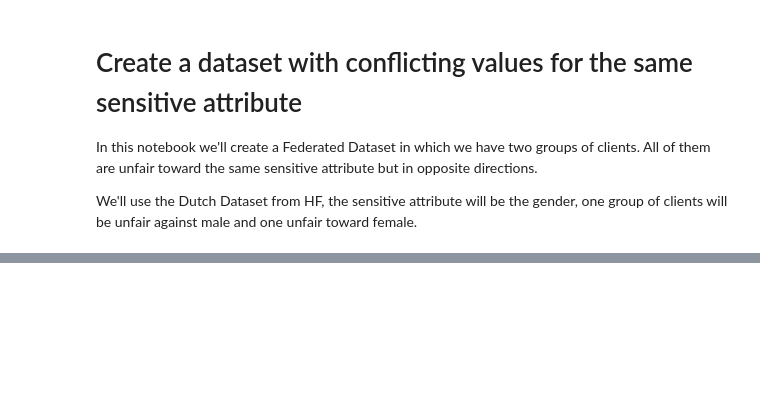
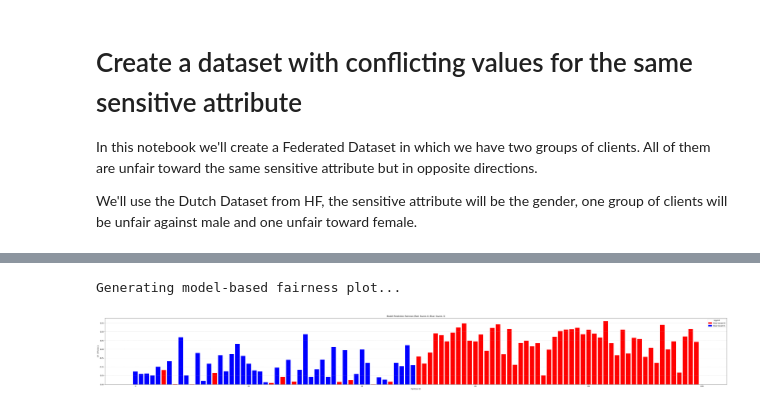
Before and after one commit to xheilmann/FeDa4Fair, a Jupyter notebook: examples/dutch_value.ipynb, the cells around one changed output, grey strips where cells are left out. Drawn from its saved outputs; the diff is of its cells as text; code cells hidden in the pictures; blank space fills up the shorter version.

```diff
--- a/examples/dutch_value.ipynb
+++ b/examples/dutch_value.ipynb
@@ -73,25 +98,28 @@ print(f"Client {client_id:2} ({group_label}): 0 -> {counts.get(0, 0):4}, 1 -> {c
 # %%
 print("\nGenerating model-based fairness plot...")
 
 # We define colors: 0 -> Red (Favors 0), 1 -> Blue (Favors 1)
 val_colors = {0: "red", 1: "blue"}
 
 # Pass the model to plot_multi_attribute_fairness
 # It will automatically train on 'train_train' and evaluate on 'train_test'
 fig, ax, df_results = plot_multi_attribute_fairness(
     partitioner=fds.partitioners["train_train"],
     partitioner_test=fds.partitioners["train_test"],
     label_name="occupation_binary",
     sens_atts=["sex_binary"],
     fairness_metric="DP",
     model=LogisticRegression(max_iter=1000, solver="liblinear"),
     size_unit="value",
     value_colors=val_colors,
     fds=fds,
     split="train_train",
     test_split="train_test",
-    title="Model Prediction Fairness (Red: favors 0, Blue: favors 1)"
+    title="Model Prediction Fairness (Red: favors 0, Blue: favors 1)",
 )
+# %% [output]
+Generating model-based fairness plot...
+[figure, added]
 # %%
 cols_to_print = ["Accuracy", "sex_binary_0_1", "sex_binary_1_0"]
 print(df_results[cols_to_print])
```
Also changed, not shown: parts of 4 cells of this notebook, 6 other files.
